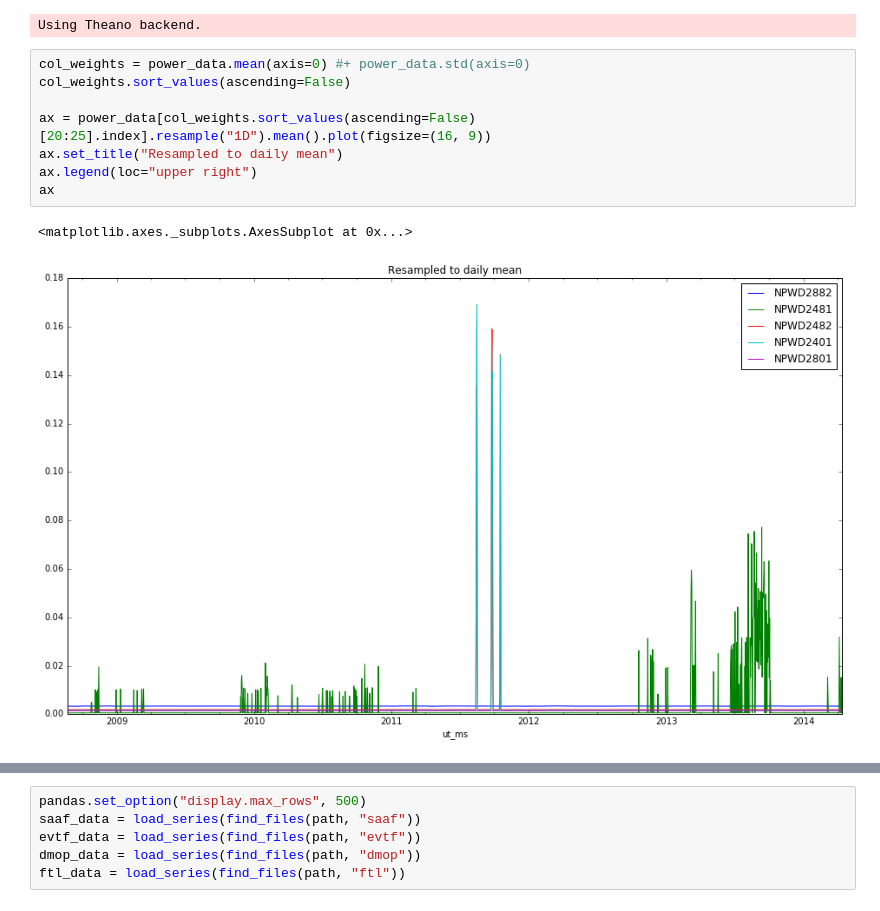
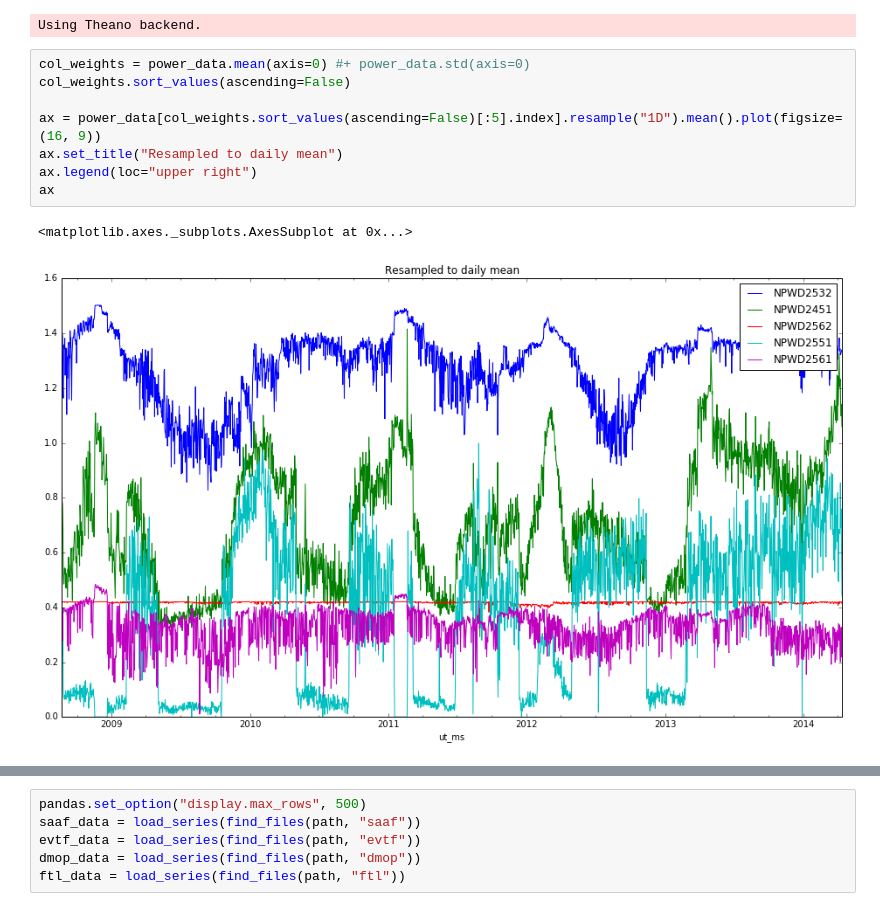
Before and after one commit to ktrnka/mars-express, a Jupyter notebook: src/data exploration.ipynb, the cells around one changed output, grey strips where cells are left out. Cells and saved outputs as stored; diff of their text form.

```diff
--- a/src/data exploration.ipynb
+++ b/src/data exploration.ipynb
@@ -14,11 +14,11 @@ Using Theano backend.
 # %%
 col_weights = power_data.mean(axis=0) #+ power_data.std(axis=0)
 col_weights.sort_values(ascending=False)
 
-ax = power_data[col_weights.sort_values(ascending=False)[20:25].index].resample("1D").mean().plot(figsize=(16, 9))
+ax = power_data[col_weights.sort_values(ascending=False)[:5].index].resample("1D").mean().plot(figsize=(16, 9))
 ax.set_title("Resampled to daily mean")
 ax.legend(loc="upper right")
 ax
 # %% [output]
 <matplotlib.axes._subplots.AxesSubplot at 0x...>
-[figure, old version]
+[figure, new version]
```
Also changed, not shown: parts of 4 cells of this notebook, 1 other file.
